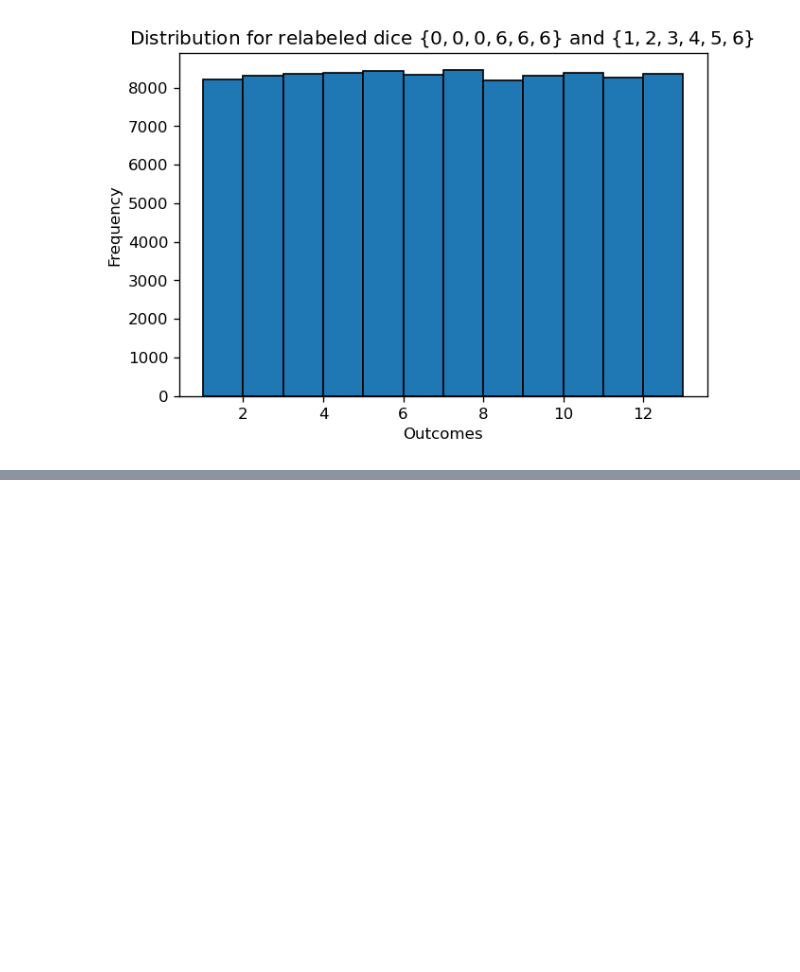
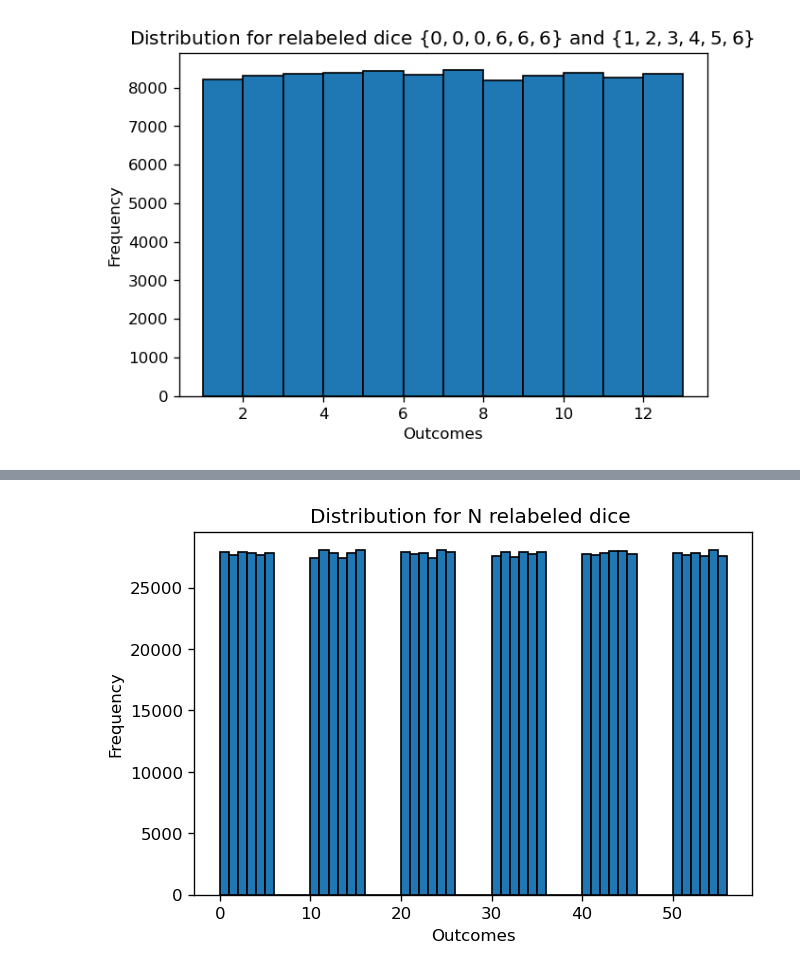
Before and after one commit to LordFeynman/Astro-Statistics, a Jupyter notebook: Assignment-2.ipynb, the cells around one changed output, grey strips where cells are left out. Cells and saved outputs as stored; diff of their text form; code cells hidden in the pictures; blank space fills up the shorter version.

```diff
--- a/Assignment-2.ipynb
+++ b/Assignment-2.ipynb
@@ -528,0 +492,30 @@ plt.show()
+# %%
+import numpy as np
+import matplotlib.pyplot as plt
+
+# define the variables we are going to use
+
+n = 1000000   # it will take some time but with less iteration the result is not as clear
+n_dice = 2 #Enjoy changing the number of dice
+k = np.zeros(n_dice)
+out = []
+
+for i in range(n_dice):
+    k[i] = 10**i
+
+for i in range(n):
+    # roll all the dice
+    roll = np.random.choice([0,1,2,3,4,5],n_dice)*k
+    # sum the values to get the score
+    score = sum(roll)
+    out.append(score)
+
+max_value=max(out)
+plt.figure(1, dpi = 120)
+plt.hist(out, bins = np.arange(0, max_value+2), edgecolor='black')
+plt.xlabel("Outcomes")
+plt.ylabel("Frequency")
+plt.title("Distribution for N relabeled dice ")
+plt.show()
+# %% [output]
+[figure, added]
```
Also changed, not shown: parts of 8 cells of this notebook.
